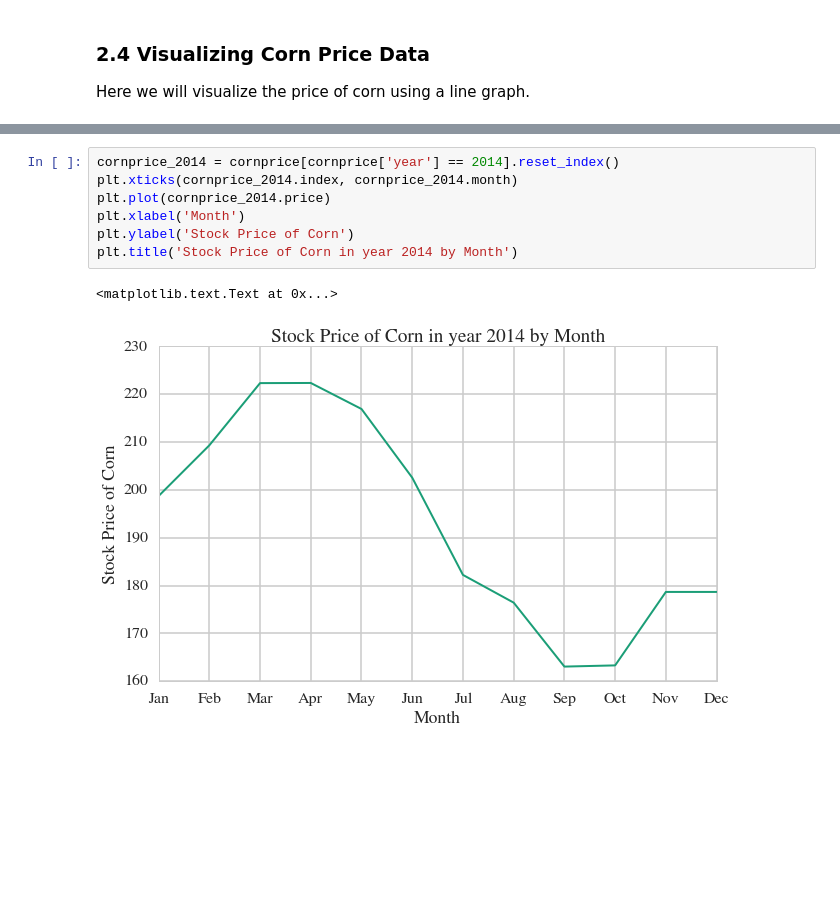
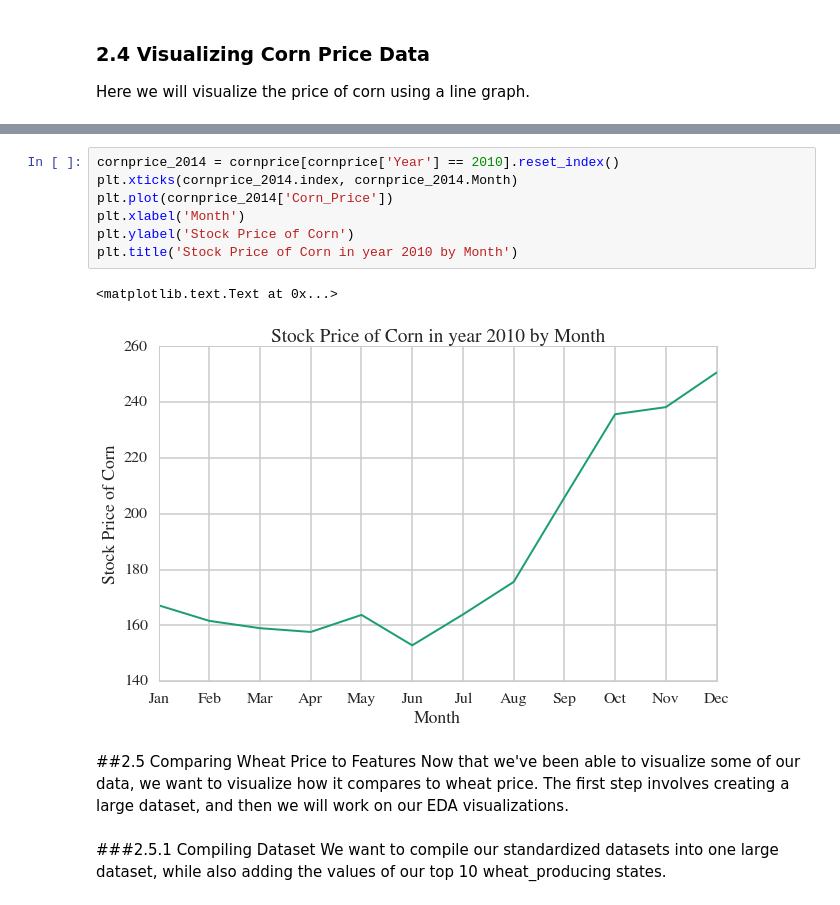
Before and after one commit to dwang953/109-Project, a Jupyter notebook: What's_the_Price_of_Wheat.ipynb, the cells around one changed output, grey strips where cells are left out. Cells and saved outputs as stored; diff of their text form; blank space fills up the shorter version.

Commit message:
finished adding EDA, still need to figure out PDSI

```diff
--- a/What's_the_Price_of_Wheat.ipynb
+++ b/What's_the_Price_of_Wheat.ipynb
@@ -1016,10 +1011,16 @@ cornprice.head()
 # %%
-cornprice_2014 = cornprice[cornprice['year'] == 2014].reset_index()
-plt.xticks(cornprice_2014.index, cornprice_2014.month)
-plt.plot(cornprice_2014.price)
+cornprice_2014 = cornprice[cornprice['Year'] == 2010].reset_index()
+plt.xticks(cornprice_2014.index, cornprice_2014.Month)
+plt.plot(cornprice_2014['Corn_Price'])
 plt.xlabel('Month')
 plt.ylabel('Stock Price of Corn')
-plt.title('Stock Price of Corn in year 2014 by Month')
+plt.title('Stock Price of Corn in year 2010 by Month')
 # %% [output]
 <matplotlib.text.Text at 0x...>
-[figure, old version]
+[figure, new version]
+# %% [markdown]
+##2.5 Comparing Wheat Price to Features
+Now that we've been able to visualize some of our data, we want to visualize how it compares to wheat price. The first step involves creating a large dataset, and then we will work on our EDA visualizations.
+# %% [markdown]
+###2.5.1 Compiling Dataset
+We want to compile our standardized datasets into one large dataset, while also adding the values of our top 10 wheat_producing states.
```
Also changed, not shown: parts of 48 cells of this notebook, 1 other file.
